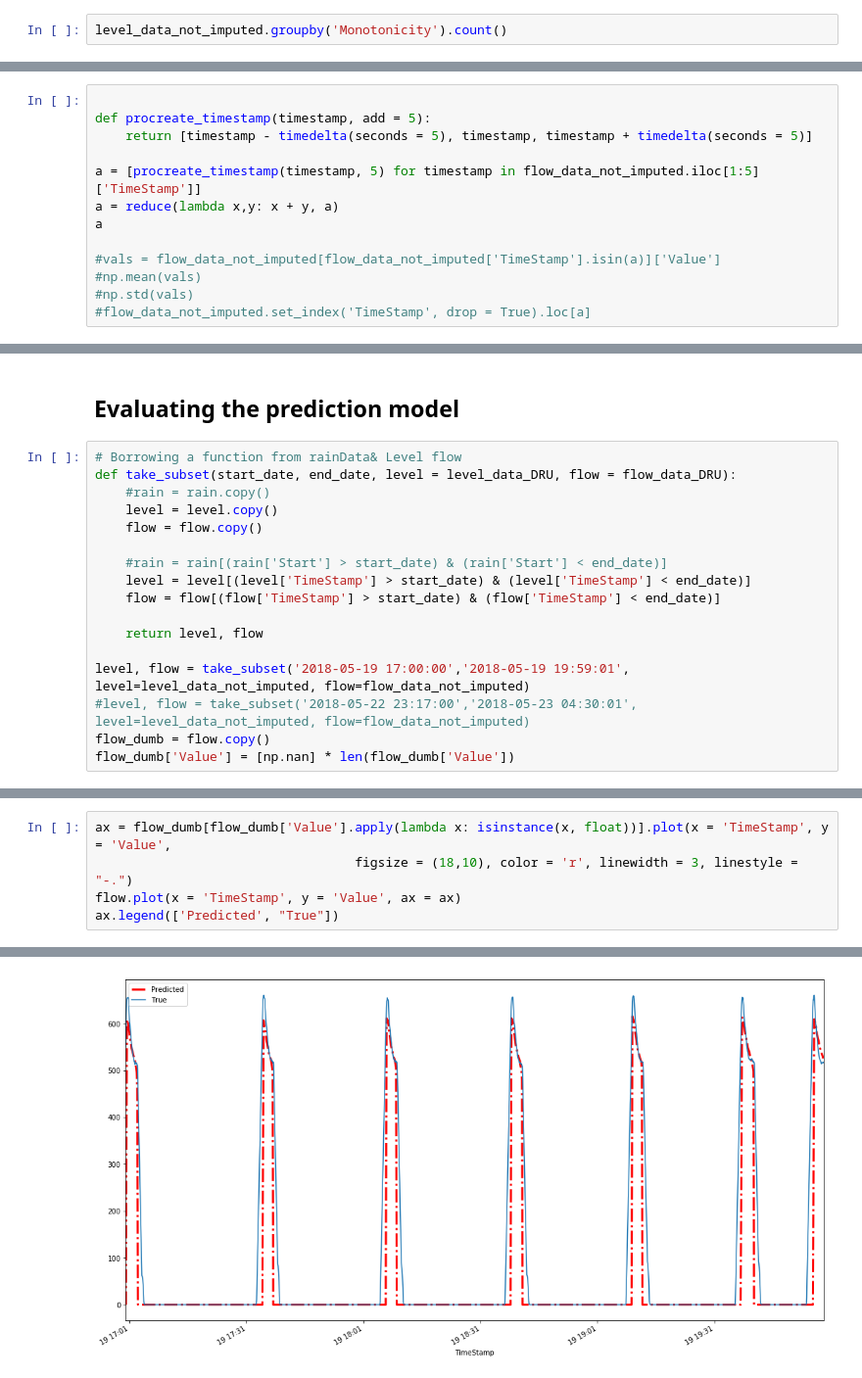
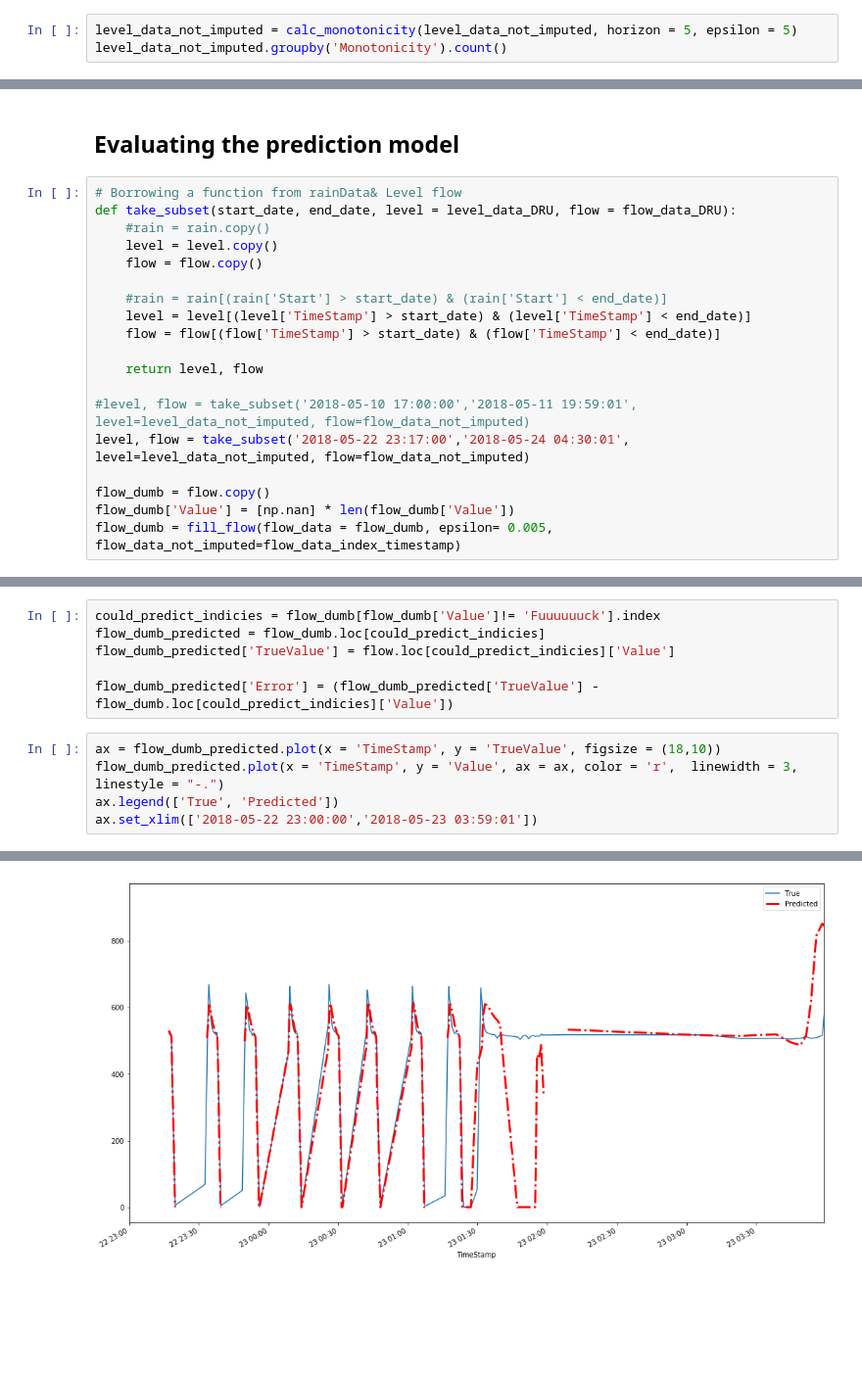
Before and after one commit to JalkapalloX/JBG060-Data-Challenge-3, a Jupyter notebook: Utility/ImputeFunction.ipynb, the cells around one changed output, grey strips where cells are left out. Shown at 98% size. Saved outputs shown, nothing was run; the diff lists cells and outputs as text; blank space fills up the shorter version.

Commit message:
Polished the impute function

```diff
--- a/Utility/ImputeFunction.ipynb
+++ b/Utility/ImputeFunction.ipynb
@@ -206,3 +97,4 @@ The computation of Monotonicity took 118.127 seconds
 # %%
+level_data_not_imputed = calc_monotonicity(level_data_not_imputed, horizon = 5, epsilon = 5)
 level_data_not_imputed.groupby('Monotonicity').count()
 # %% [output]
@@ -214,13 +106,0 @@ level_data_not_imputed.groupby('Monotonicity').count()
-# %%
-
-def procreate_timestamp(timestamp, add = 5):
-    return [timestamp - timedelta(seconds = 5), timestamp, timestamp + timedelta(seconds = 5)]
-
-a = [procreate_timestamp(timestamp, 5) for timestamp in flow_data_not_imputed.iloc[1:5]['TimeStamp']]
-a = reduce(lambda x,y: x + y, a)
-a
-
-#vals = flow_data_not_imputed[flow_data_not_imputed['TimeStamp'].isin(a)]['Value']
-#np.mean(vals)
-#np.std(vals)
-#flow_data_not_imputed.set_index('TimeStamp', drop = True).loc[a]
@@ -421,7 +197,9 @@ def take_subset(start_date, end_date, level = level_data_DRU, flow = flow_data_D
 
     return level, flow
 
-level, flow = take_subset('2018-05-19 17:00:00','2018-05-19 19:59:01', level=level_data_not_imputed, flow=flow_data_not_imputed)
-#level, flow = take_subset('2018-05-22 23:17:00','2018-05-23 04:30:01', level=level_data_not_imputed, flow=flow_data_not_imputed)
+#level, flow = take_subset('2018-05-10 17:00:00','2018-05-11 19:59:01', level=level_data_not_imputed, flow=flow_data_not_imputed)
+level, flow = take_subset('2018-05-22 23:17:00','2018-05-24 04:30:01', level=level_data_not_imputed, flow=flow_data_not_imputed)
+
 flow_dumb = flow.copy()
 flow_dumb['Value'] = [np.nan] * len(flow_dumb['Value'])
+flow_dumb = fill_flow(flow_data = flow_dumb, epsilon= 0.005, flow_data_not_imputed=flow_data_index_timestamp)
@@ -433,6 +214,12 @@ The whole process took 6.86 seconds
+# %%
+could_predict_indicies = flow_dumb[flow_dumb['Value']!= 'Fuuuuuuck'].index
+flow_dumb_predicted = flow_dumb.loc[could_predict_indicies]
+flow_dumb_predicted['TrueValue'] = flow.loc[could_predict_indicies]['Value']
+
+flow_dumb_predicted['Error'] = (flow_dumb_predicted['TrueValue'] - flow_dumb.loc[could_predict_indicies]['Value'])
 # %%
-ax = flow_dumb[flow_dumb['Value'].apply(lambda x: isinstance(x, float))].plot(x = 'TimeStamp', y = 'Value',
-                                  figsize = (18,10), color = 'r', linewidth = 3, linestyle = "-.")
-flow.plot(x = 'TimeStamp', y = 'Value', ax = ax)
-ax.legend(['Predicted', "True"])
+ax = flow_dumb_predicted.plot(x = 'TimeStamp', y = 'TrueValue', figsize = (18,10))
+flow_dumb_predicted.plot(x = 'TimeStamp', y = 'Value', ax = ax, color = 'r',  linewidth = 3, linestyle = "-.")
+ax.legend(['True', 'Predicted'])
+ax.set_xlim(['2018-05-22 23:00:00','2018-05-23 03:59:01'])
 # %% [output]
@@ -440 +227 @@ ax.legend(['Predicted', "True"])
-[figure, old version]
+[figure, new version]
```
Also changed, not shown: parts of 32 cells of this notebook.
